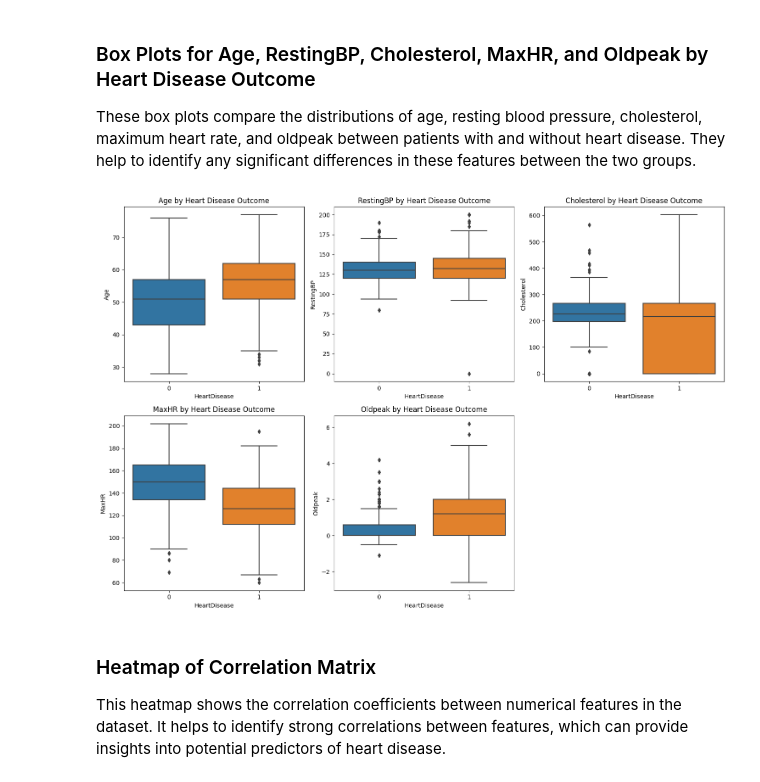
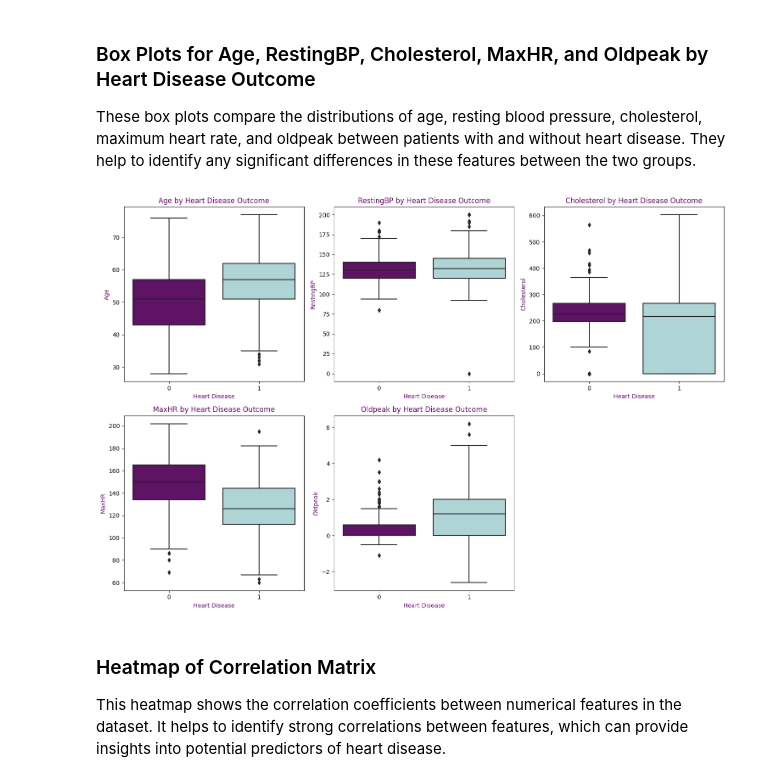
Before and after one commit to syedfaiqueali/CT-562-Machine-Learning, a Jupyter notebook: heart-disease-prediction-using-ann-cnn.ipynb, the cells around one changed output. Cells and saved outputs as stored; diff of their text form; code cells hidden in the pictures.

```diff
--- a/heart-disease-prediction-using-ann-cnn.ipynb
+++ b/heart-disease-prediction-using-ann-cnn.ipynb
@@ -119,14 +128,17 @@ These box plots compare the distributions of age, resting blood pressure, choles
 # %%
 plt.figure(figsize=(15, 10))
 features = ['Age', 'RestingBP', 'Cholesterol', 'MaxHR', 'Oldpeak']
+colors = ['#6a0572', '#a8dadc']
 for i, feature in enumerate(features):
     plt.subplot(2, 3, i+1)
-    sns.boxplot(data=df, x='HeartDisease', y=feature)
-    plt.title(f'{feature} by Heart Disease Outcome')
+    sns.boxplot(data=df, x='HeartDisease', y=feature, palette=colors)
+    plt.title(f'{feature} by Heart Disease Outcome', color='#6a0572')
+    plt.xlabel('Heart Disease', color='#6a0572')
+    plt.ylabel(feature, color='#6a0572')
 plt.tight_layout()
 plt.show()
 # %% [output]
-[figure, old version]
+[figure, new version]
 # %% [markdown]
 ### Heatmap of Correlation Matrix
 
```
Also changed, not shown: parts of 4 cells of this notebook.
